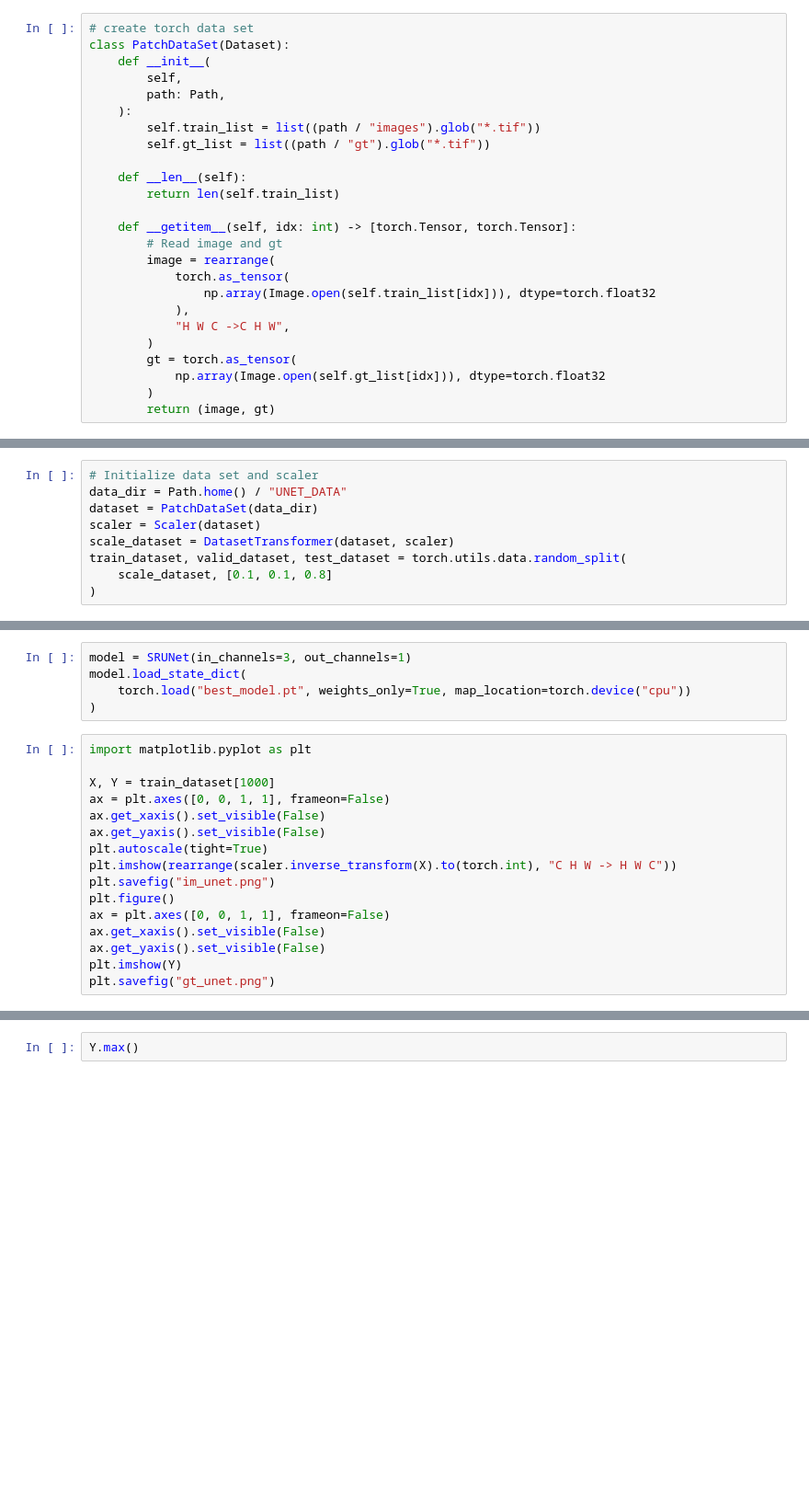
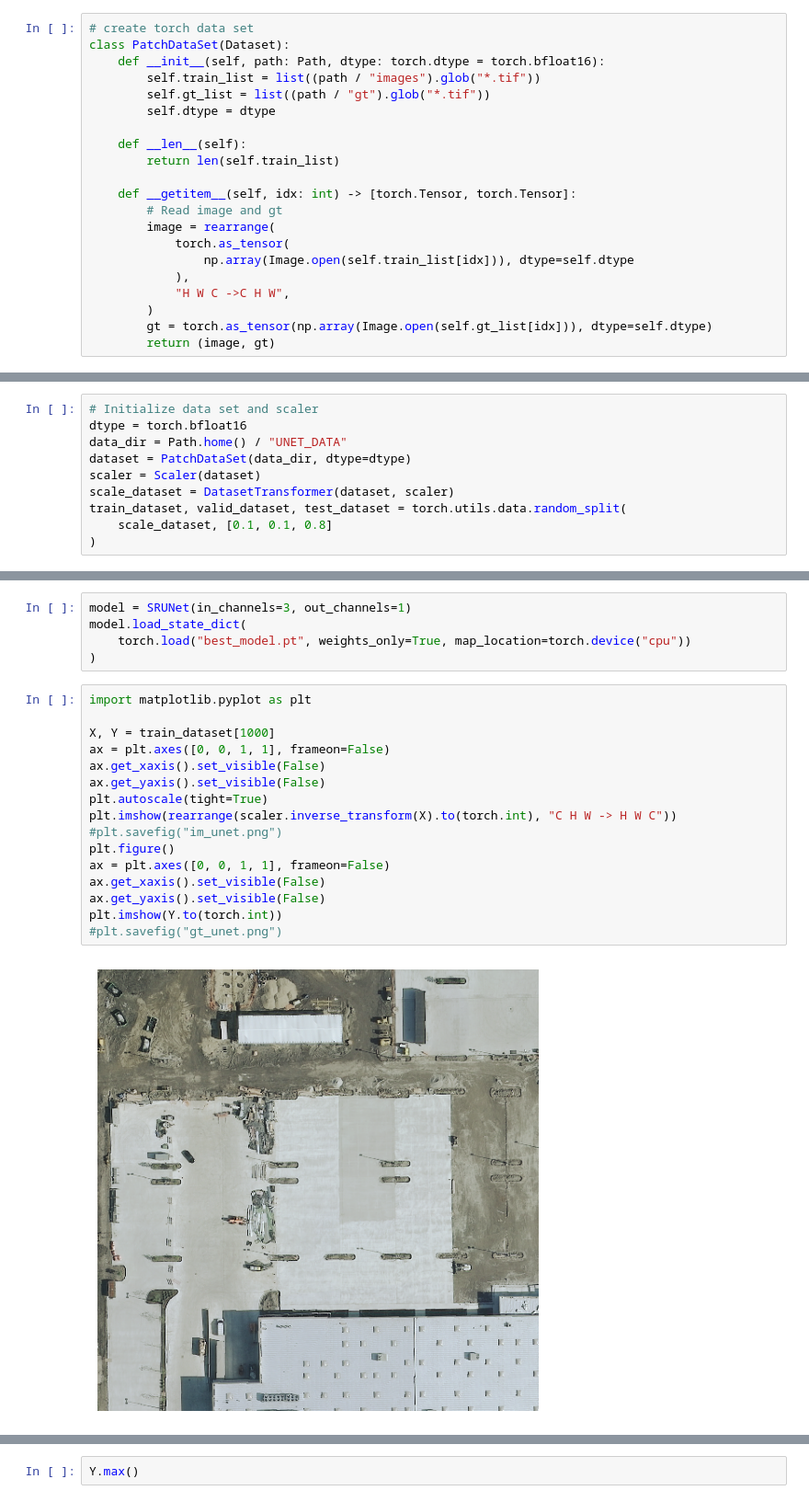
Before and after one commit to OiseauDesNuages/Apprentissage_Supervise_IATI_S9, a Jupyter notebook: Notebooks/UNET/unet_segmentation.ipynb, the cells around one changed output, grey strips where cells are left out. Shown: that part at 92% size. Saved outputs shown, nothing was run; the diff lists cells and outputs as text; blank space fills up the shorter version.

Commit message:
Update unet notebook

```diff
--- a/Notebooks/UNET/unet_segmentation.ipynb
+++ b/Notebooks/UNET/unet_segmentation.ipynb
@@ -48,12 +48,10 @@ for rep in ["gt", "images"]:
 # %%
 # create torch data set
 class PatchDataSet(Dataset):
-    def __init__(
-        self,
-        path: Path,
-    ):
+    def __init__(self, path: Path, dtype: torch.dtype = torch.bfloat16):
         self.train_list = list((path / "images").glob("*.tif"))
         self.gt_list = list((path / "gt").glob("*.tif"))
+        self.dtype = dtype
 
     def __len__(self):
         return len(self.train_list)
@@ -62,13 +60,11 @@ class PatchDataSet(Dataset):
         # Read image and gt
         image = rearrange(
             torch.as_tensor(
-                np.array(Image.open(self.train_list[idx])), dtype=torch.float32
+                np.array(Image.open(self.train_list[idx])), dtype=self.dtype
             ),
             "H W C ->C H W",
         )
-        gt = torch.as_tensor(
-            np.array(Image.open(self.gt_list[idx])), dtype=torch.float32
-        )
+        gt = torch.as_tensor(np.array(Image.open(self.gt_list[idx])), dtype=self.dtype)
         return (image, gt)
 # %%
 class Scaler(torch.nn.Module):
@@ -144,8 +140,9 @@ class DatasetTransformer(torch.utils.data.Dataset):
         return len(self.base_dataset)
 # %%
 # Initialize data set and scaler
+dtype = torch.bfloat16
 data_dir = Path.home() / "UNET_DATA"
-dataset = PatchDataSet(data_dir)
+dataset = PatchDataSet(data_dir, dtype=dtype)
 scaler = Scaler(dataset)
 scale_dataset = DatasetTransformer(dataset, scaler)
 train_dataset, valid_dataset, test_dataset = torch.utils.data.random_split(
@@ -237,16 +253,18 @@ model.load_state_dict(
 # %%
 import matplotlib.pyplot as plt
 
 X, Y = train_dataset[1000]
 ax = plt.axes([0, 0, 1, 1], frameon=False)
 ax.get_xaxis().set_visible(False)
 ax.get_yaxis().set_visible(False)
 plt.autoscale(tight=True)
 plt.imshow(rearrange(scaler.inverse_transform(X).to(torch.int), "C H W -> H W C"))
-plt.savefig("im_unet.png")
+#plt.savefig("im_unet.png")
 plt.figure()
 ax = plt.axes([0, 0, 1, 1], frameon=False)
 ax.get_xaxis().set_visible(False)
 ax.get_yaxis().set_visible(False)
-plt.imshow(Y)
-plt.savefig("gt_unet.png")
+plt.imshow(Y.to(torch.int))
+#plt.savefig("gt_unet.png")
+# %% [output]
+[figure, added]
```
Also changed, not shown: parts of 6 cells of this notebook, 2 other files.
